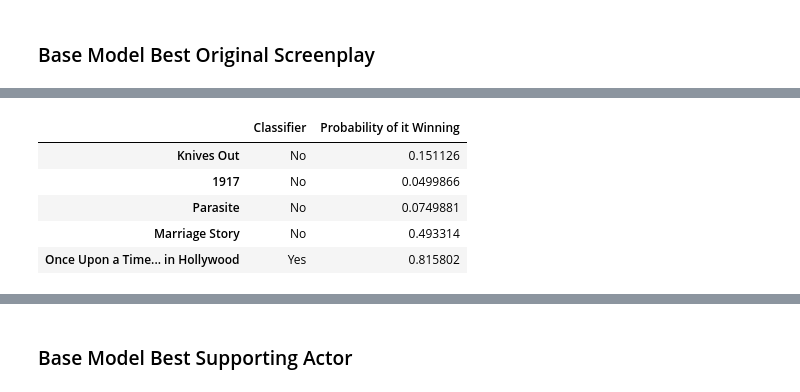
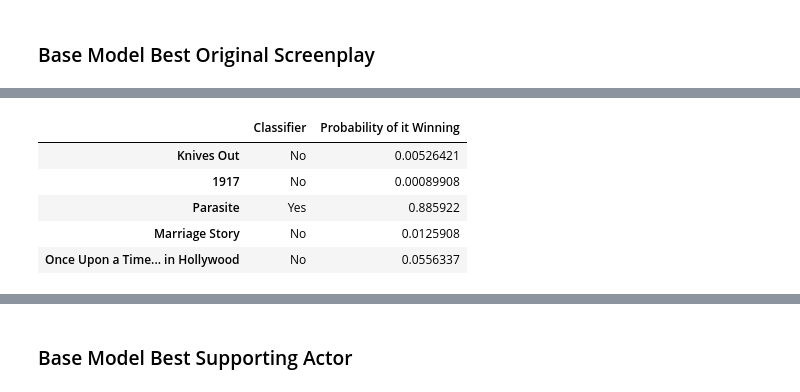
Before and after one commit to MrThomasPin/Oscar-Machine-Learning, a Jupyter notebook: 03_oscar-predictor-ml_2019.ipynb, the cells around one changed output, grey strips where cells are left out. Saved outputs shown, nothing was run; the diff lists cells and outputs as text; code cells hidden in the pictures.

```diff
--- a/03_oscar-predictor-ml_2019.ipynb
+++ b/03_oscar-predictor-ml_2019.ipynb
@@ -663,13 +663,13 @@ diff_class_ml(X_train_best_ori_screen, X_test_best_ori_screen, y_train_best_ori_
 # %%
-predict_ori_screen_2019 = oscar_predict(X_train_best_ori_screen, y_train_best_ori_screen, best_oriscreen_2019_identifiable, XGBClassifier())
+predict_ori_screen_2019 = oscar_predict(X_train_best_ori_screen, y_train_best_ori_screen, best_oriscreen_2019_identifiable, LGBMClassifier())
 predict_ori_screen_2019
 # %% [output]
 |  | Classifier | Probability of it Winning |
-| Knives Out | No | 0.151126 |
-| 1917 | No | 0.0499866 |
-| Parasite | No | 0.0749881 |
-| Marriage Story | No | 0.493314 |
-| Once Upon a Time... in Hollywood | Yes | 0.815802 |
+| Knives Out | No | 0.00526421 |
+| 1917 | No | 0.00089908 |
+| Parasite | Yes | 0.885922 |
+| Marriage Story | No | 0.0125908 |
+| Once Upon a Time... in Hollywood | No | 0.0556337 |
 # %%
 normalized_winner(predict_ori_screen_2019)
 # %% [output]
```
Also changed, not shown: parts of 24 cells of this notebook.
